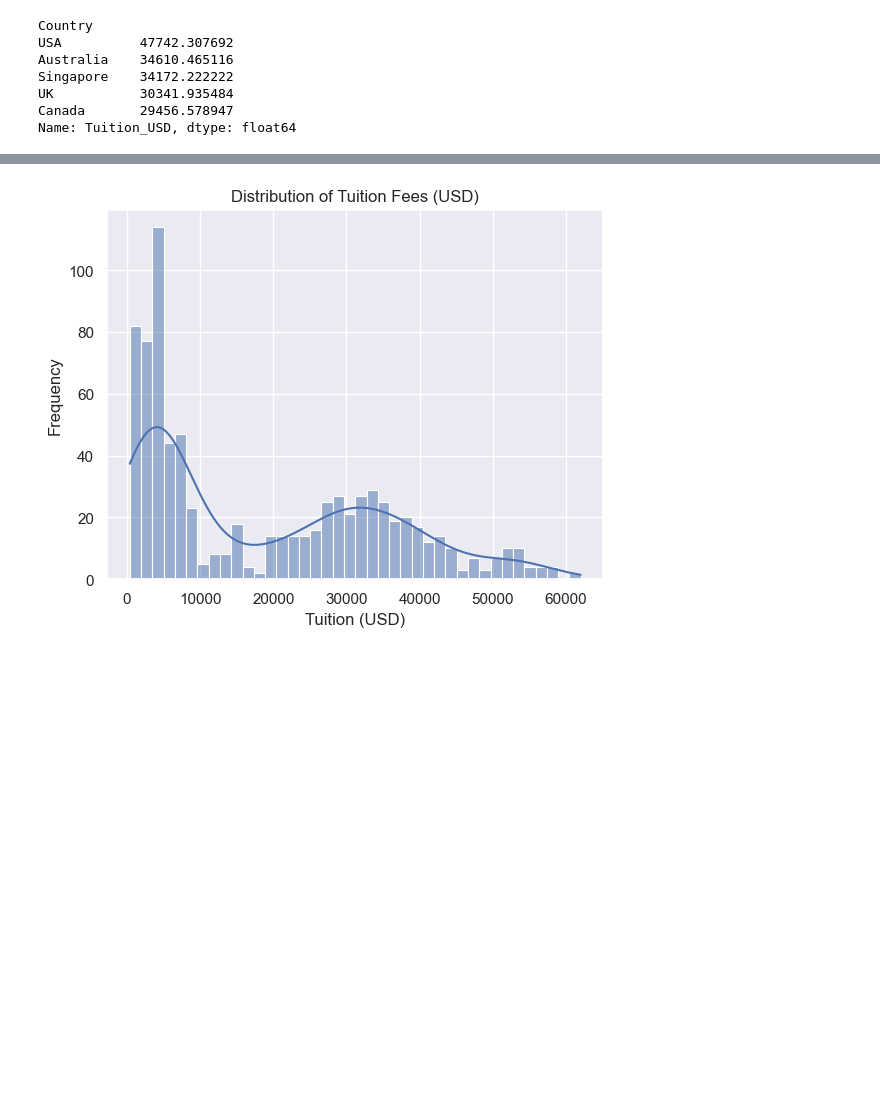
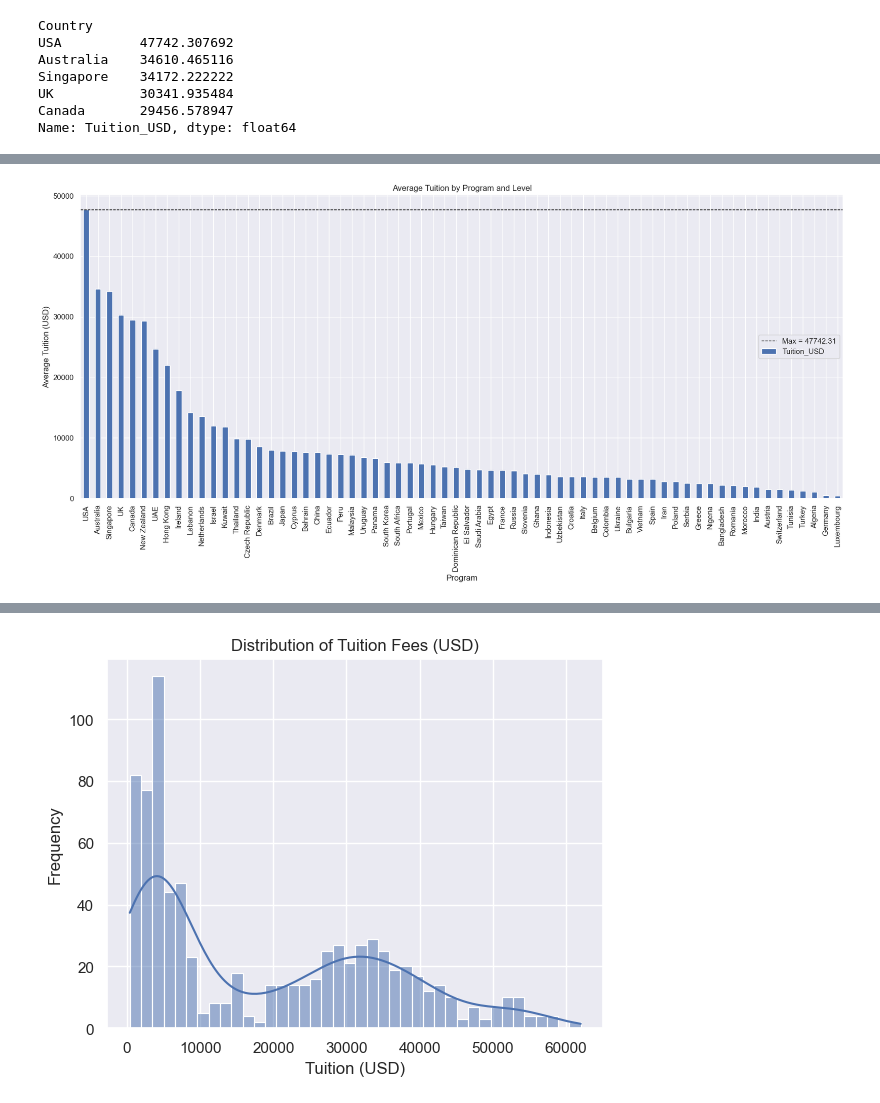
Before and after one commit to Daniel-Prada27/Proyecto_Estadistica, a Jupyter notebook: Proyecto.ipynb, the cells around one changed output, grey strips where cells are left out. Drawn from its saved outputs; the diff is of its cells as text; code cells hidden in the pictures; blank space fills up the shorter version.

```diff
--- a/Proyecto.ipynb
+++ b/Proyecto.ipynb
@@ -95,0 +109,18 @@ Name: Tuition_USD, dtype: float64
+# %%
+# @title Valor promedio de matrícula por país
+avg_tuition = df.groupby(['Country'])['Tuition_USD'].mean().sort_values(ascending=False)
+
+max = avg_tuition.max()
+
+avg_tuition.plot(kind='bar', figsize=(20,8))
+
+plt.axhline(y=max, linestyle='--', linewidth=1, label=f'Max = {max:.2f}', color='black')
+
+plt.title('Average Tuition by Program and Level')
+plt.xlabel('Program')
+plt.ylabel('Average Tuition (USD)')
+
+plt.legend()
+plt.show()
+# %% [output]
+[figure, added]
```
Also changed, not shown: parts of 24 cells of this notebook.
